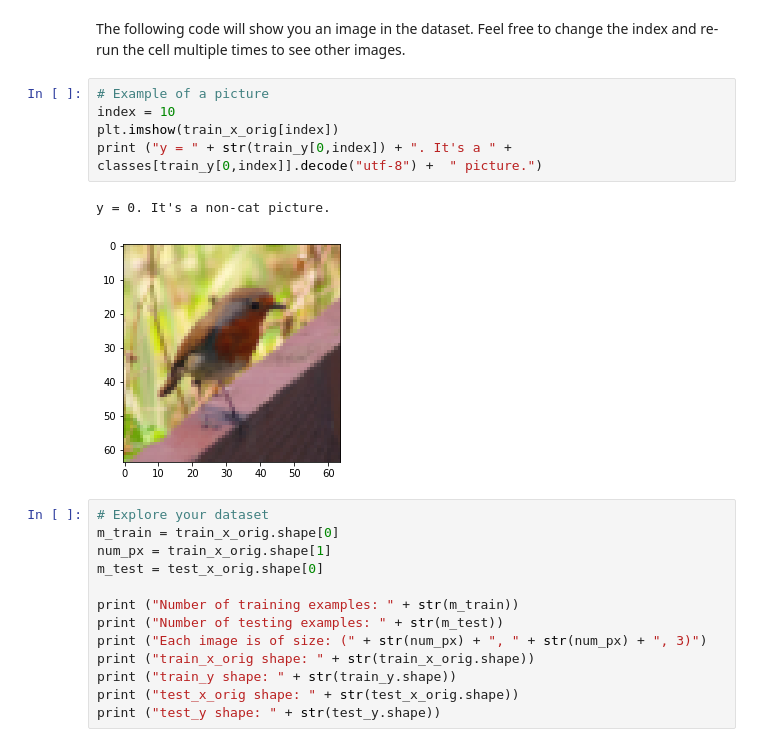
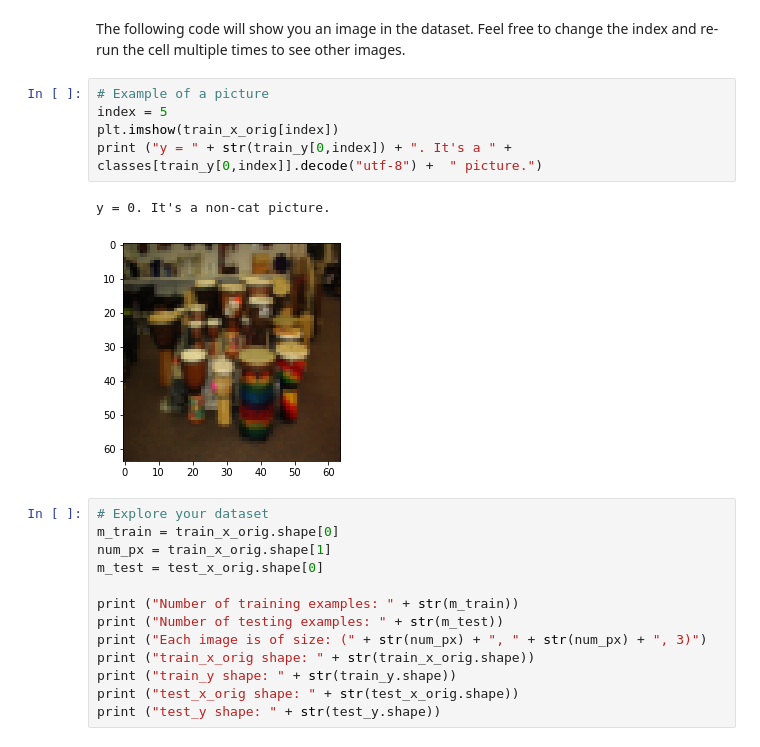
Before and after one commit to damnshout/DL_coursera, a Jupyter notebook: DL_coursera/COURSE 1 Neural Networks and Deep Learning/Week 4/Deep Neural Network Application_ Image Classification/Deep Neural Network - Application.ipynb, the cells around one changed output. Saved outputs shown, nothing was run; the diff lists cells and outputs as text.

```diff
--- a/DL_coursera/COURSE 1 Neural Networks and Deep Learning/Week 4/Deep Neural Network Application_ Image Classification/Deep Neural Network - Application.ipynb
+++ b/DL_coursera/COURSE 1 Neural Networks and Deep Learning/Week 4/Deep Neural Network Application_ Image Classification/Deep Neural Network - Application.ipynb
@@ -55,12 +55,12 @@ train_x_orig, train_y, test_x_orig, test_y, classes = load_data()
 The following code will show you an image in the dataset. Feel free to change the index and re-run the cell multiple times to see other images.
 # %%
 # Example of a picture
-index = 10
+index = 5
 plt.imshow(train_x_orig[index])
 print ("y = " + str(train_y[0,index]) + ". It's a " + classes[train_y[0,index]].decode("utf-8") +  " picture.")
 # %% [output]
 y = 0. It's a non-cat picture.
-[figure, old version]
+[figure, new version]
 # %%
 # Explore your dataset
 m_train = train_x_orig.shape[0]
```
